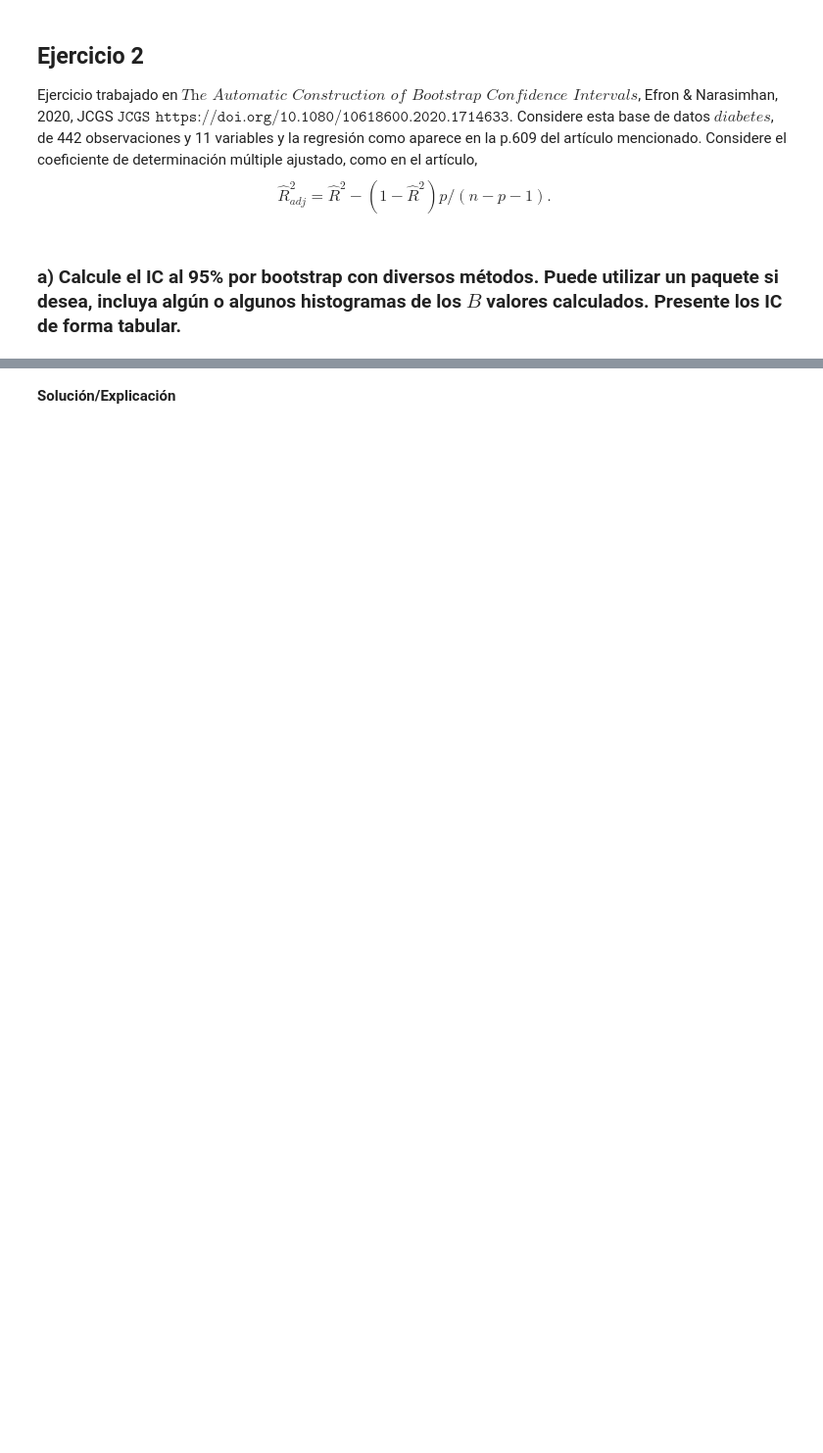
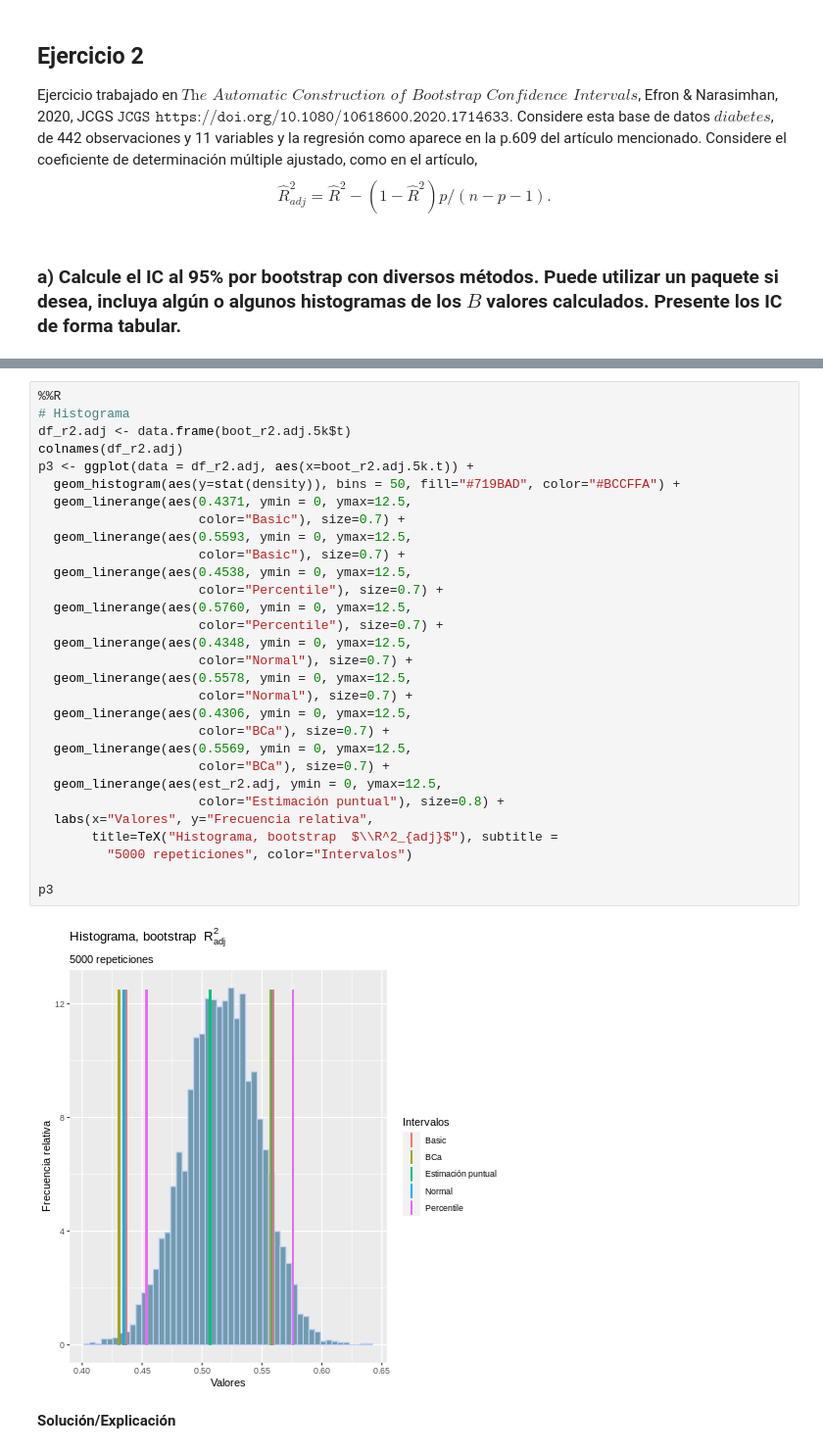
Before and after one commit to arriagajorge/eval-selc-models, a Jupyter notebook: Tarea3_SML.ipynb, the cells around one changed output, grey strips where cells are left out. Shown at 98% size. Saved outputs shown, nothing was run; the diff lists cells and outputs as text; blank space fills up the shorter version.

```diff
--- a/Tarea3_SML.ipynb
+++ b/Tarea3_SML.ipynb
@@ -125,3 +369,35 @@ NULL
+# %%
+%%R
+# Histograma
+df_r2.adj <- data.frame(boot_r2.adj.5k$t)
+colnames(df_r2.adj)
+p3 <- ggplot(data = df_r2.adj, aes(x=boot_r2.adj.5k.t)) +
+  geom_histogram(aes(y=stat(density)), bins = 50, fill="#719BAD", color="#BCCFFA") +
+  geom_linerange(aes(0.4371, ymin = 0, ymax=12.5,
+                     color="Basic"), size=0.7) +
+  geom_linerange(aes(0.5593, ymin = 0, ymax=12.5,
+                     color="Basic"), size=0.7) +
+  geom_linerange(aes(0.4538, ymin = 0, ymax=12.5,
+                     color="Percentile"), size=0.7) +
+  geom_linerange(aes(0.5760, ymin = 0, ymax=12.5,
+                     color="Percentile"), size=0.7) +
+  geom_linerange(aes(0.4348, ymin = 0, ymax=12.5,
+                     color="Normal"), size=0.7) +
+  geom_linerange(aes(0.5578, ymin = 0, ymax=12.5,
+                     color="Normal"), size=0.7) +
+  geom_linerange(aes(0.4306, ymin = 0, ymax=12.5,
+                     color="BCa"), size=0.7) +
+  geom_linerange(aes(0.5569, ymin = 0, ymax=12.5,
+                     color="BCa"), size=0.7) +
+  geom_linerange(aes(est_r2.adj, ymin = 0, ymax=12.5,
+                     color="Estimación puntual"), size=0.8) +
+  labs(x="Valores", y="Frecuencia relativa",
+       title=TeX("Histograma, bootstrap  $\\R^2_{adj}$"), subtitle =
+         "5000 repeticiones", color="Intervalos")
+
+p3
+# %% [output]
+[figure, added]
 # %% [markdown]
 **Solución/Explicación**
 # %% [markdown]
```
Also changed, not shown: parts of 32 cells of this notebook.
